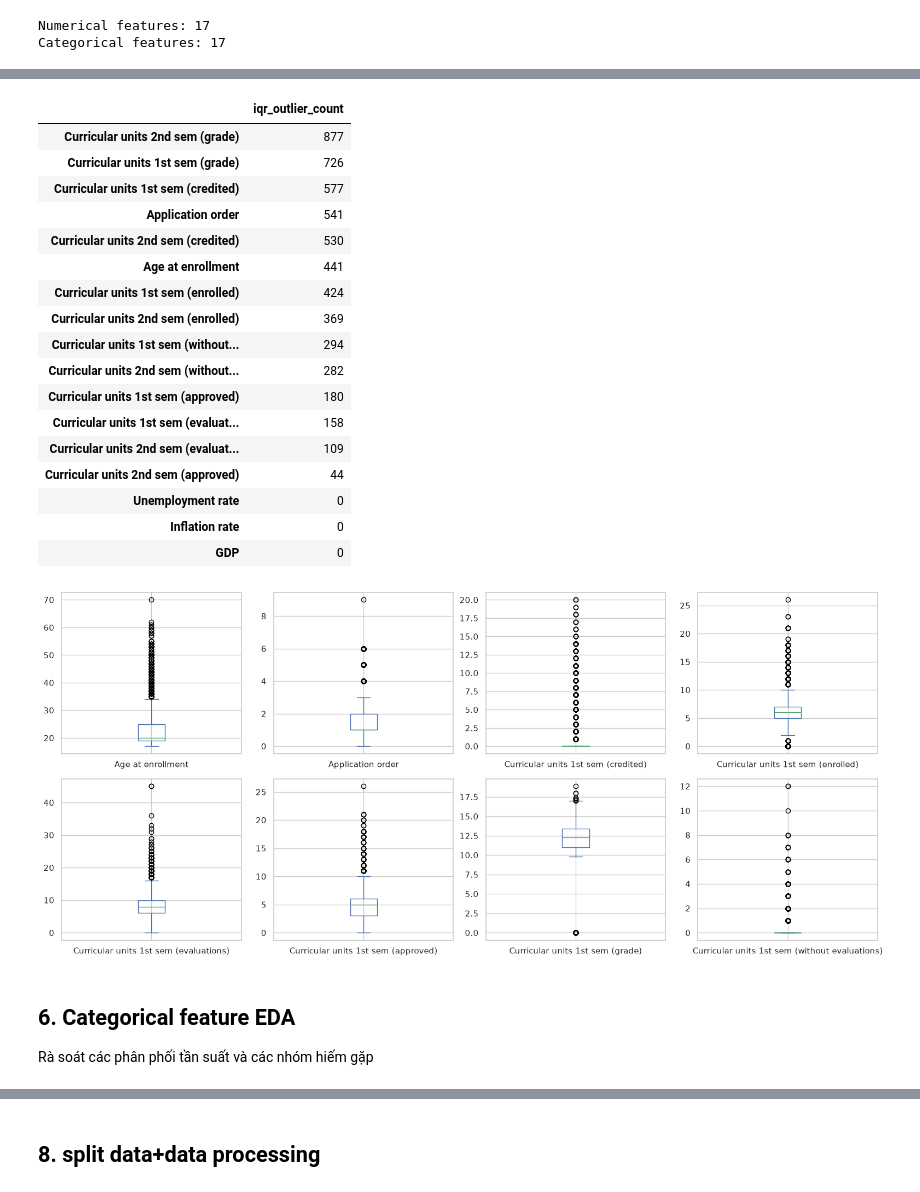
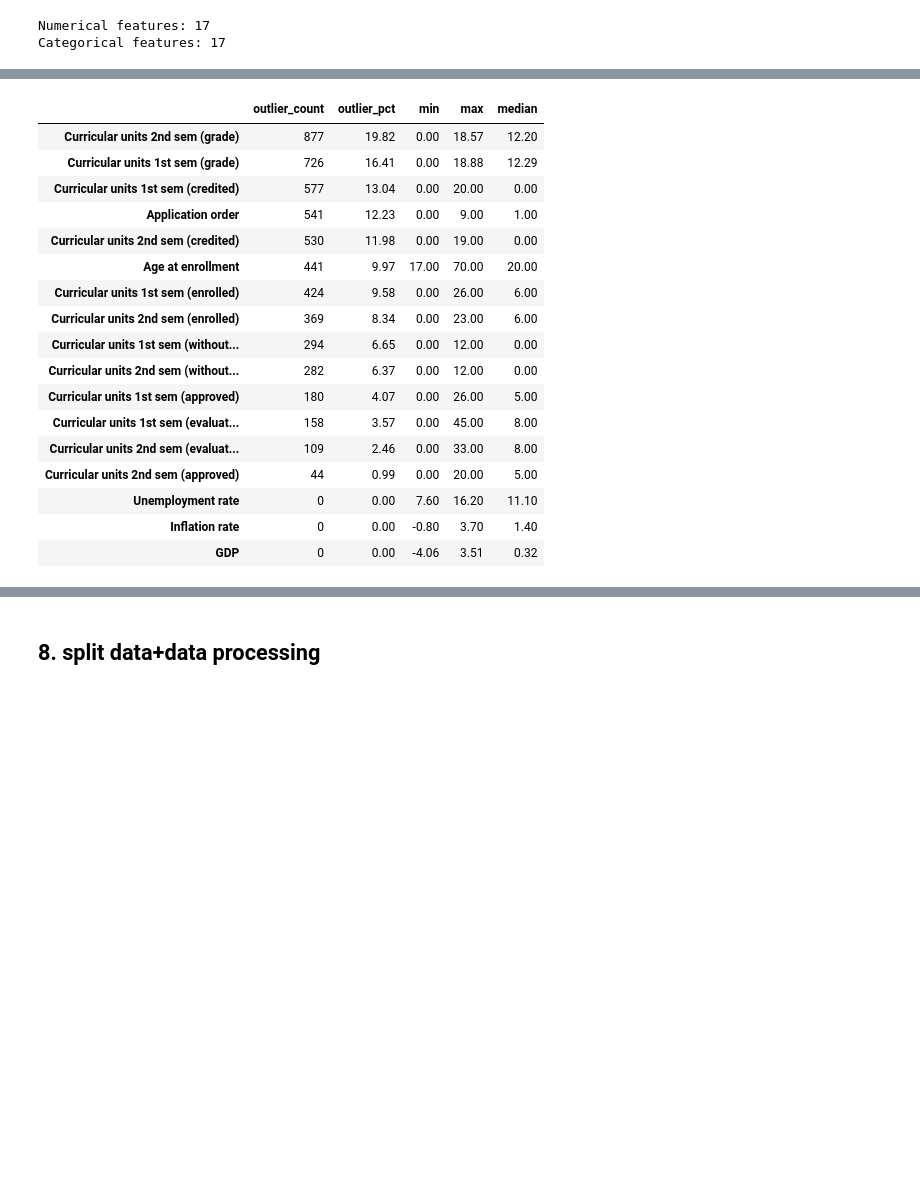
Before and after one commit to sondts-ai/student_outcome_mlops, a Jupyter notebook: project/notebooks/improve_baseline.ipynb, the cells around one changed output, grey strips where cells are left out. Drawn from its saved outputs; the diff is of its cells as text; code cells hidden in the pictures; blank space fills up the shorter version.

```diff
--- a/project/notebooks/improve_baseline.ipynb
+++ b/project/notebooks/improve_baseline.ipynb
@@ -227,40 +245,48 @@ display(numeric_summary[["mean", "median", "std", "min", "max", "skewness"]].rou
 # %%
-q1 = df[numerical_cols].quantile(0.25)
-q3 = df[numerical_cols].quantile(0.75)
+
+import numpy as np
+import pandas as pd
+
+numeric_df = df[numerical_cols]
+
+q1 = numeric_df.quantile(0.25)
+q3 = numeric_df.quantile(0.75)
 iqr = q3 - q1
-outlier_counts = (
-    (df[numerical_cols] < (q1 - 1.5 * iqr)) | (df[numerical_cols] > (q3 + 1.5 * iqr))
-).sum()
+
+lower = q1 - 1.5 * iqr
+upper = q3 + 1.5 * iqr
+
+outlier_mask = numeric_df.lt(lower) | numeric_df.gt(upper)
+
+outlier_summary = pd.DataFrame({
+    "outlier_count": outlier_mask.sum(),
+    "outlier_pct": outlier_mask.mean() * 100,
+    "min": numeric_df.min(),
+    "max": numeric_df.max(),
+    "median": numeric_df.median(),
+})
+
 display(
-    outlier_counts.sort_values(ascending=False).rename("iqr_outlier_count").to_frame()
+    outlier_summary
+    .sort_values("outlier_pct", ascending=False)
+    .round(2)
 )
-
-df[numerical_cols[:8]].plot(
-    kind="box", subplots=True, layout=(2, 4), figsize=(16, 7),
-)
-plt.tight_layout()
-plt.show()
 # %% [output]
-|  | iqr_outlier_count |
-| Curricular units 2nd sem (grade) | 877 |
-| Curricular units 1st sem (grade) | 726 |
-| Curricular units 1st sem (credited) | 577 |
-| Application order | 541 |
-| Curricular units 2nd sem (credited) | 530 |
-| Age at enrollment | 441 |
-| Curricular units 1st sem (enrolled) | 424 |
-| Curricular units 2nd sem (enrolled) | 369 |
-| Curricular units 1st sem (without... | 294 |
-| Curricular units 2nd sem (without... | 282 |
-| Curricular units 1st sem (approved) | 180 |
-| Curricular units 1st sem (evaluat... | 158 |
-| Curricular units 2nd sem (evaluat... | 109 |
-| Curricular units 2nd sem (approved) | 44 |
-| Unemployment rate | 0 |
-| Inflation rate | 0 |
-| GDP | 0 |
+|  | outlier_count | outlier_pct | min | max | median |
+| Curricular units 2nd sem (grade) | 877 | 19.82 | 0.00 | 18.57 | 12.20 |
+| Curricular units 1st sem (grade) | 726 | 16.41 | 0.00 | 18.88 | 12.29 |
+| Curricular units 1st sem (credited) | 577 | 13.04 | 0.00 | 20.00 | 0.00 |
+| Application order | 541 | 12.23 | 0.00 | 9.00 | 1.00 |
+| Curricular units 2nd sem (credited) | 530 | 11.98 | 0.00 | 19.00 | 0.00 |
+| Age at enrollment | 441 | 9.97 | 17.00 | 70.00 | 20.00 |
+| Curricular units 1st sem (enrolled) | 424 | 9.58 | 0.00 | 26.00 | 6.00 |
+| Curricular units 2nd sem (enrolled) | 369 | 8.34 | 0.00 | 23.00 | 6.00 |
+| Curricular units 1st sem (without... | 294 | 6.65 | 0.00 | 12.00 | 0.00 |
+| Curricular units 2nd sem (without... | 282 | 6.37 | 0.00 | 12.00 | 0.00 |
+| Curricular units 1st sem (approved) | 180 | 4.07 | 0.00 | 26.00 | 5.00 |
+| Curricular units 1st sem (evaluat... | 158 | 3.57 | 0.00 | 45.00 | 8.00 |
+| Curricular units 2nd sem (evaluat... | 109 | 2.46 | 0.00 | 33.00 | 8.00 |
+| Curricular units 2nd sem (approved) | 44 | 0.99 | 0.00 | 20.00 | 5.00 |
+| Unemployment rate | 0 | 0.00 | 7.60 | 16.20 | 11.10 |
+| Inflation rate | 0 | 0.00 | -0.80 | 3.70 | 1.40 |
+| GDP | 0 | 0.00 | -4.06 | 3.51 | 0.32 |
-[figure, removed]
-# %% [markdown]
-## 6. Categorical feature EDA
-
-Rà soát các phân phối tần suất và các nhóm hiếm gặp
```
Also changed, not shown: parts of 47 cells of this notebook, 5 other files.
